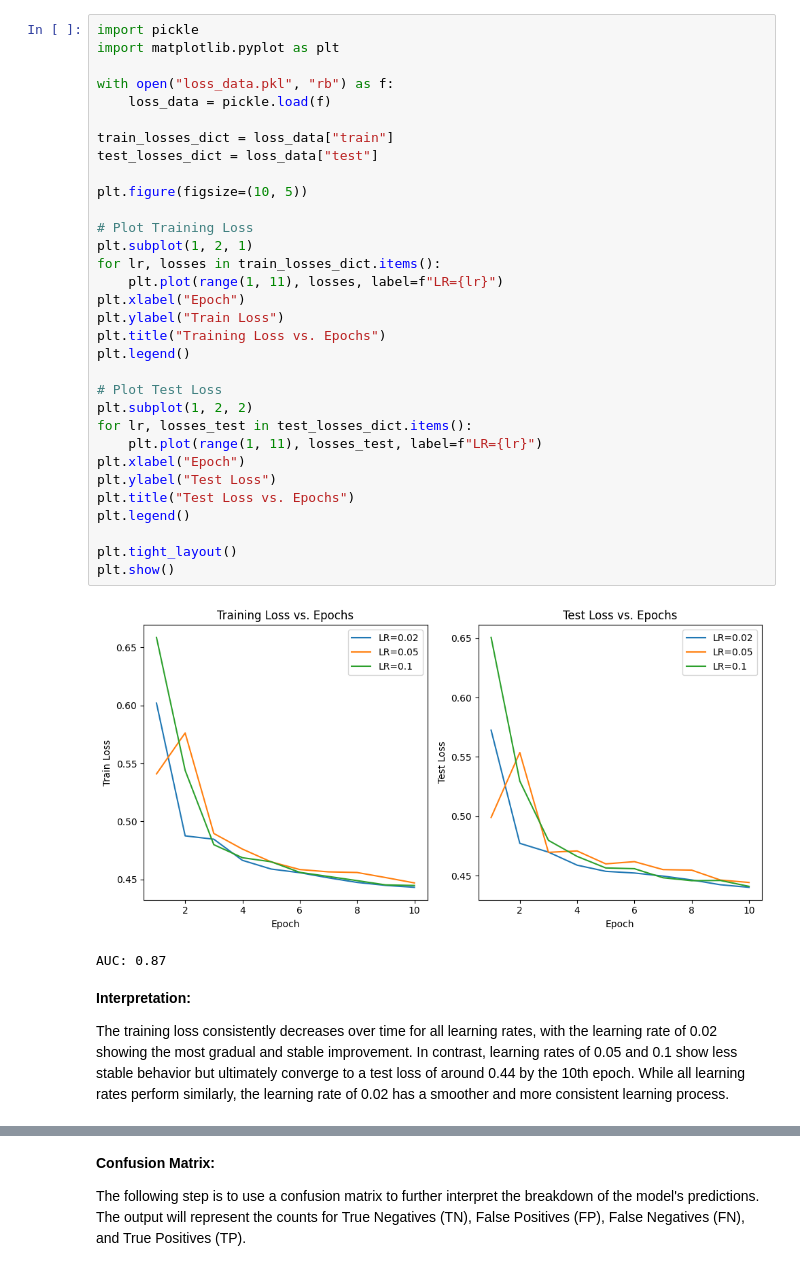
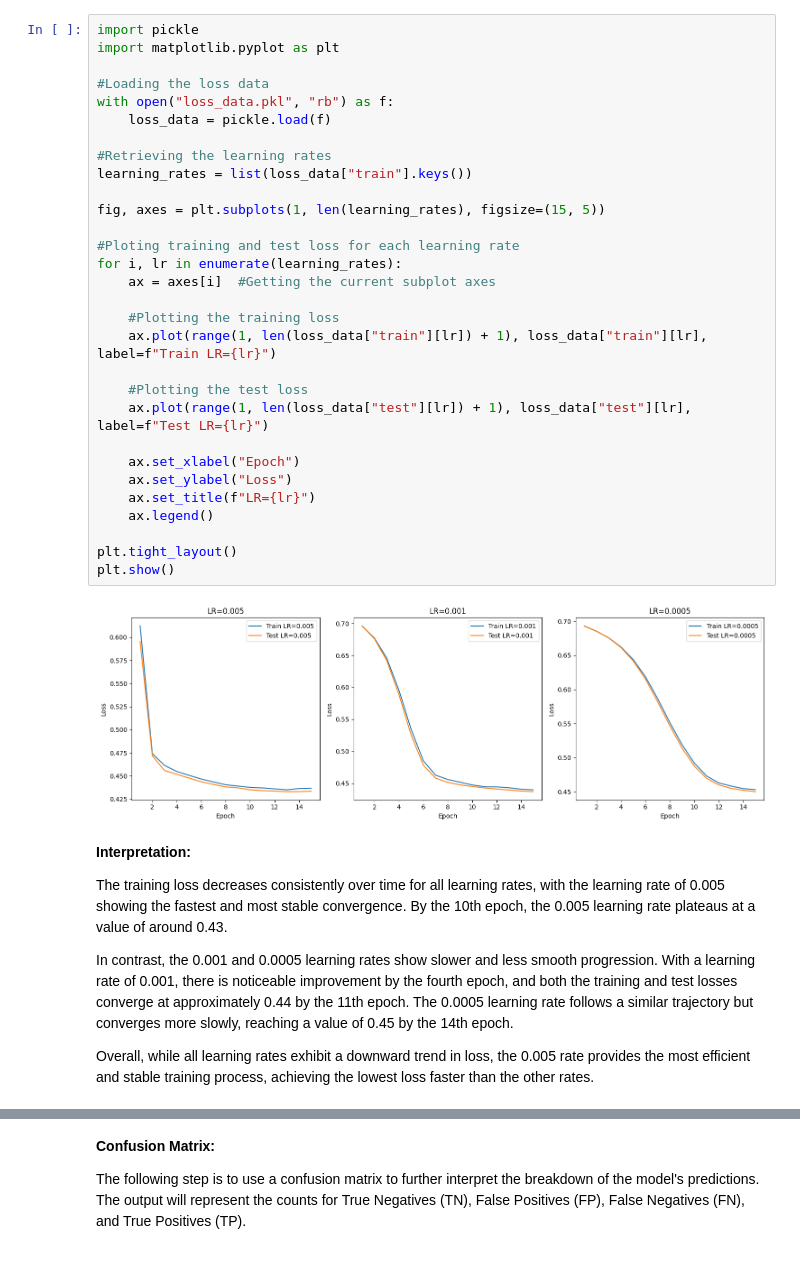
Before and after one commit to fariyanalam/Projects, a Jupyter notebook: PHYS152_Final_Project.ipynb, the cells around one changed output, grey strips where cells are left out. Cells and saved outputs as stored; diff of their text form.

```diff
--- a/PHYS152_Final_Project.ipynb
+++ b/PHYS152_Final_Project.ipynb
@@ -211,43 +214,44 @@ Epoch 10 | Time: 83.4s | Train Loss: 4.4e-01 | Test Loss: 4.4e-01
 Loss values saved to loss_data.pkl
-# %%
-import pickle
-import matplotlib.pyplot as plt
-
-with open("loss_data.pkl", "rb") as f:
-    loss_data = pickle.load(f)
-
-train_losses_dict = loss_data["train"]
-test_losses_dict = loss_data["test"]
-
-plt.figure(figsize=(10, 5))
-
-# Plot Training Loss
-plt.subplot(1, 2, 1)
-for lr, losses in train_losses_dict.items():
-    plt.plot(range(1, 11), losses, label=f"LR={lr}")
-plt.xlabel("Epoch")
-plt.ylabel("Train Loss")
-plt.title("Training Loss vs. Epochs")
-plt.legend()
-
-# Plot Test Loss
-plt.subplot(1, 2, 2)
-for lr, losses_test in test_losses_dict.items():
-    plt.plot(range(1, 11), losses_test, label=f"LR={lr}")
-plt.xlabel("Epoch")
-plt.ylabel("Test Loss")
-plt.title("Test Loss vs. Epochs")
-plt.legend()
-
-plt.tight_layout()
-plt.show()
-# %% [output]
-[figure, removed]
-AUC: 0.87
-# %% [markdown]
-**Interpretation:**
-
-The training loss consistently decreases over time for all learning rates, with the learning rate of 0.02 showing the most gradual and stable improvement. In contrast, learning rates of 0.05 and 0.1 show less stable behavior but ultimately converge to a test loss of around 0.44 by the 10th epoch. While all learning rates perform similarly, the learning rate of 0.02 has a smoother and more consistent learning process.
+# %%
+import pickle
+import matplotlib.pyplot as plt
+
+#Loading the loss data
+with open("loss_data.pkl", "rb") as f:
+    loss_data = pickle.load(f)
+
+#Retrieving the learning rates
+learning_rates = list(loss_data["train"].keys())
+
+fig, axes = plt.subplots(1, len(learning_rates), figsize=(15, 5))
+
+#Ploting training and test loss for each learning rate
+for i, lr in enumerate(learning_rates):
+    ax = axes[i]  #Getting the current subplot axes
+
+    #Plotting the training loss
+    ax.plot(range(1, len(loss_data["train"][lr]) + 1), loss_data["train"][lr], label=f"Train LR={lr}")
+
+    #Plotting the test loss
+    ax.plot(range(1, len(loss_data["test"][lr]) + 1), loss_data["test"][lr], label=f"Test LR={lr}")
+
+    ax.set_xlabel("Epoch")
+    ax.set_ylabel("Loss")
+    ax.set_title(f"LR={lr}")
+    ax.legend()
+
+plt.tight_layout()
+plt.show()
+# %% [output]
+[figure, added]
+# %% [markdown]
+**Interpretation:**
+
+The training loss decreases consistently over time for all learning rates, with the learning rate of 0.005 showing the fastest and most stable convergence. By the 10th epoch, the 0.005 learning rate plateaus at a value of around 0.43.
+
+In contrast, the 0.001 and 0.0005 learning rates show slower and less smooth progression. With a learning rate of 0.001, there is noticeable improvement by the fourth epoch, and both the training and test losses converge at approximately 0.44 by the 11th epoch. The 0.0005 learning rate follows a similar trajectory but converges more slowly, reaching a value of 0.45 by the 14th epoch.
+
+Overall, while all learning rates exhibit a downward trend in loss, the 0.005 rate provides the most efficient and stable training process, achieving the lowest loss faster than the other rates.
 # %% [markdown]
 **ROC Curve:**
 
```
Also changed, not shown: parts of 22 cells of this notebook.
